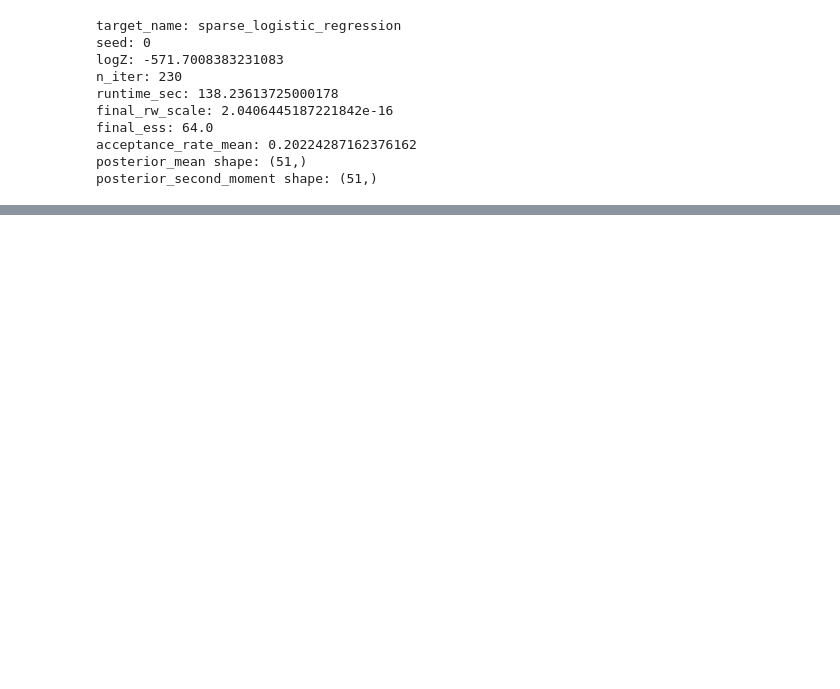
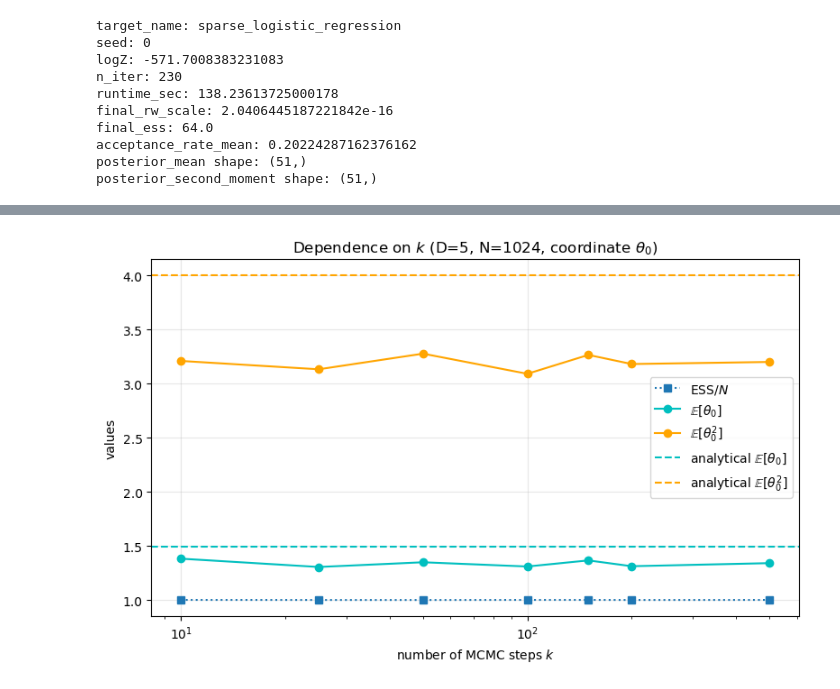
Before and after one commit to MaksKoncilja/ps-kernel-evaluation, a Jupyter notebook: code/PS.ipynb, the cells around one changed output, grey strips where cells are left out. Drawn from its saved outputs; the diff is of its cells as text; code cells hidden in the pictures; blank space fills up the shorter version.

```diff
--- a/code/PS.ipynb
+++ b/code/PS.ipynb
@@ -1880,0 +1062,69 @@ final_step_size: 0.002538219307776575
+# %%
+import pandas as pd
+import matplotlib.pyplot as plt
+
+# load k-sweep results
+results_df = pd.read_csv(
+    "../data/results/gaussian_mixture_shifted_D5_K_sweep/summary.csv"
+)
+
+df = results_df.sort_values("k").copy()
+df["final_ess_over_N"] = df["final_ess"] / df["N"]
+
+k = df["k"]
+
+fig, ax = plt.subplots(figsize=(8, 5))
+
+# ESS/N
+ax.plot(
+    k,
+    df["final_ess_over_N"],
+    marker="s",
+    linestyle=":",
+    label=r"$\mathrm{ESS}/N$",
+)
+
+# moments for theta_0
+ax.plot(
+    k,
+    df["mean0_num"],
+    marker="o",
+    color="c",
+    label=r"$\mathbb{E}[\theta_0]$",
+)
+
+ax.plot(
+    k,
+    df["second0_num"],
+    marker="o",
+    color="orange",
+    label=r"$\mathbb{E}[\theta_0^2]$",
+)
+
+# analytical reference lines
+ax.axhline(
+    df["mean0_true"].iloc[0],
+    linestyle="--",
+    color="c",
+    label=r"analytical $\mathbb{E}[\theta_0]$",
+)
+
+ax.axhline(
+    df["second0_true"].iloc[0],
+    linestyle="--",
+    color="orange",
+    label=r"analytical $\mathbb{E}[\theta_0^2]$",
+)
+
+ax.set_xscale("log")
+ax.set_xlabel(r"number of MCMC steps $k$")
+ax.set_ylabel("values")
+ax.set_title(r"Dependence on $k$ (D=5, N=1024, coordinate $\theta_0$)")
+
+ax.legend()
+ax.grid(True, alpha=0.3)
+
+plt.tight_layout()
+plt.show()
+# %% [output]
+[figure, added]
```
Also changed, not shown: parts of 37 cells of this notebook, 4 other files.
